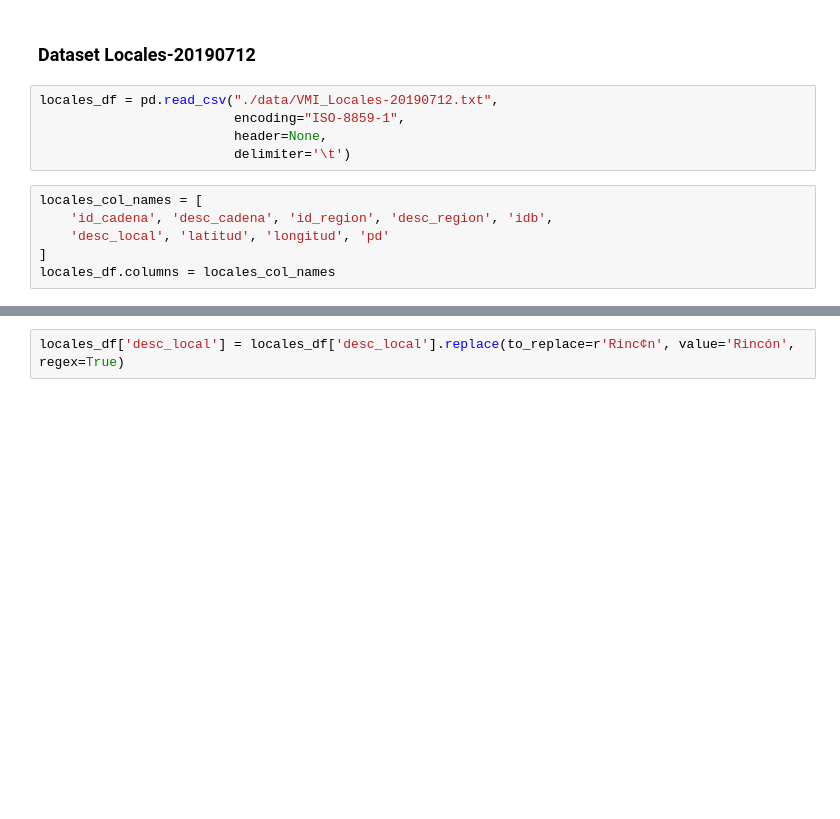
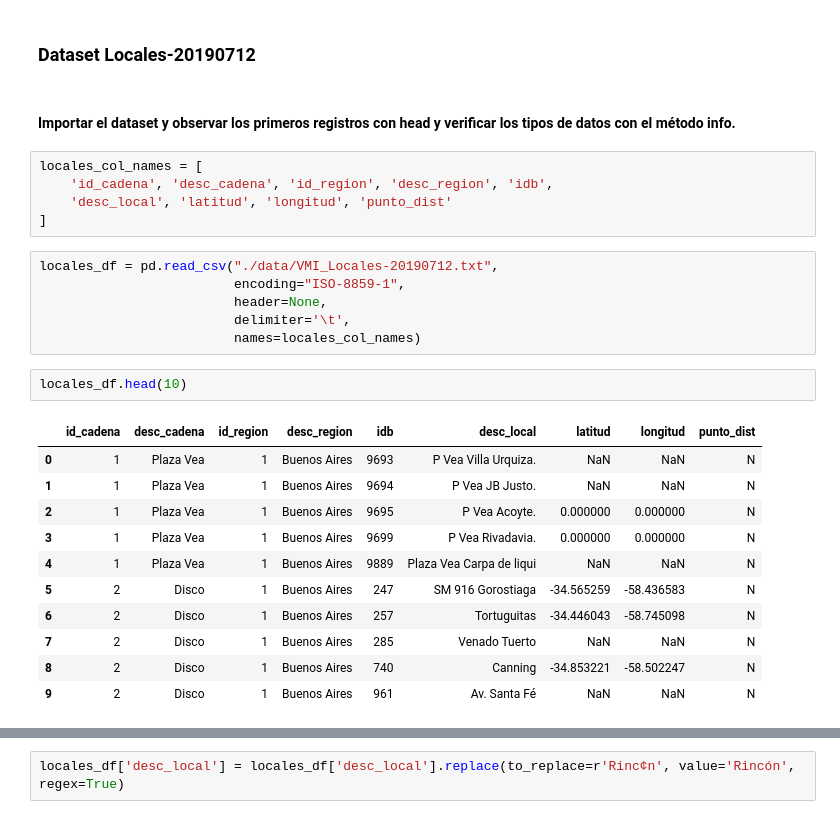
Before and after one commit to ErikaMelt/deodorants-project, a Jupyter notebook: data_cleaning.ipynb, the cells around one changed output, grey strips where cells are left out. Cells and saved outputs as stored; diff of their text form; blank space fills up the shorter version.

```diff
--- a/data_cleaning.ipynb
+++ b/data_cleaning.ipynb
@@ -216,13 +451,29 @@ prov_prod_df = convert_file(prov_prod_df, 'fecha', 'date')
 # %% [markdown]
 ### Dataset Locales-20190712
+# %% [markdown]
+#### Importar el dataset y observar los primeros registros con head y verificar los tipos de datos con el método info.
+# %%
+locales_col_names = [
+    'id_cadena', 'desc_cadena', 'id_region', 'desc_region', 'idb',
+    'desc_local', 'latitud', 'longitud', 'punto_dist'
+]
 # %%
 locales_df = pd.read_csv("./data/VMI_Locales-20190712.txt",
                          encoding="ISO-8859-1",
                          header=None,
-                         delimiter='\t')
+                         delimiter='\t',
+                         names=locales_col_names)
-# %%
-locales_col_names = [
-    'id_cadena', 'desc_cadena', 'id_region', 'desc_region', 'idb',
-    'desc_local', 'latitud', 'longitud', 'pd'
-]
-locales_df.columns = locales_col_names
+# %%
+locales_df.head(10)
+# %% [output]
+|  | id_cadena | desc_cadena | id_region | desc_region | idb | desc_local | latitud | longitud | punto_dist |
+| 0 | 1 | Plaza Vea | 1 | Buenos Aires | 9693 | P Vea Villa Urquiza. | NaN | NaN | N |
+| 1 | 1 | Plaza Vea | 1 | Buenos Aires | 9694 | P Vea JB Justo. | NaN | NaN | N |
+| 2 | 1 | Plaza Vea | 1 | Buenos Aires | 9695 | P Vea Acoyte. | 0.000000 | 0.000000 | N |
+| 3 | 1 | Plaza Vea | 1 | Buenos Aires | 9699 | P Vea Rivadavia. | 0.000000 | 0.000000 | N |
+| 4 | 1 | Plaza Vea | 1 | Buenos Aires | 9889 | Plaza Vea Carpa de liqui | NaN | NaN | N |
+| 5 | 2 | Disco | 1 | Buenos Aires | 247 | SM 916 Gorostiaga | -34.565259 | -58.436583 | N |
+| 6 | 2 | Disco | 1 | Buenos Aires | 257 | Tortuguitas | -34.446043 | -58.745098 | N |
+| 7 | 2 | Disco | 1 | Buenos Aires | 285 | Venado Tuerto | NaN | NaN | N |
+| 8 | 2 | Disco | 1 | Buenos Aires | 740 | Canning | -34.853221 | -58.502247 | N |
+| 9 | 2 | Disco | 1 | Buenos Aires | 961 | Av. Santa Fé | NaN | NaN | N |
```
Also changed, not shown: parts of 38 cells of this notebook, 1 other file.
